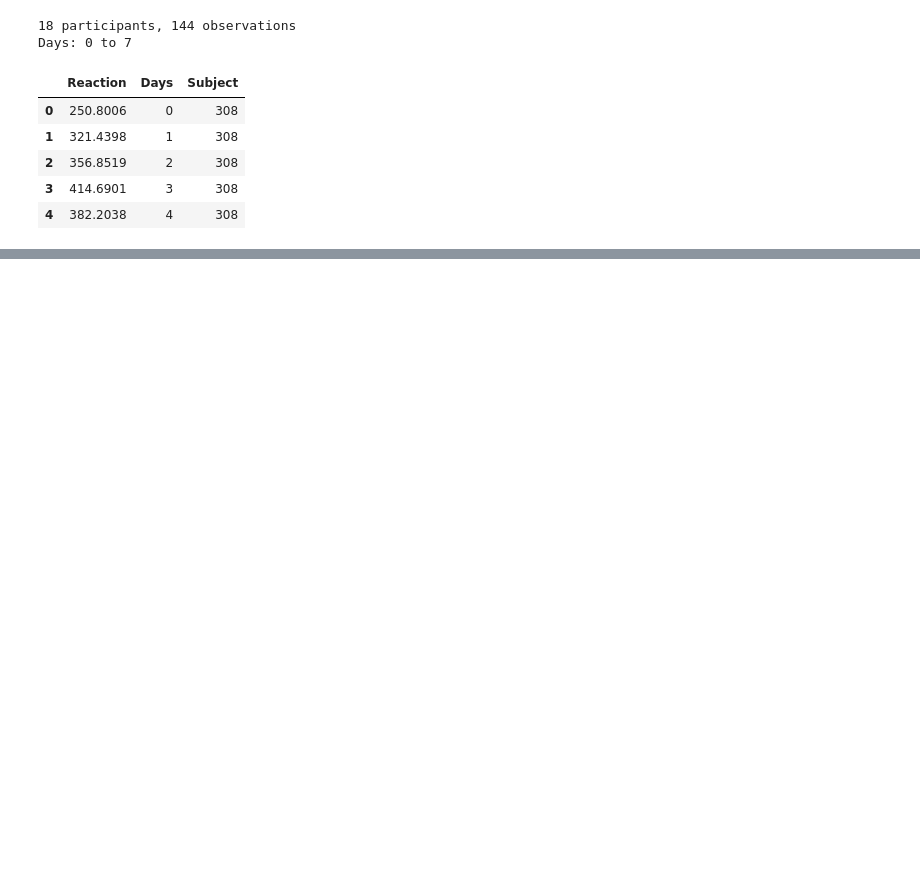
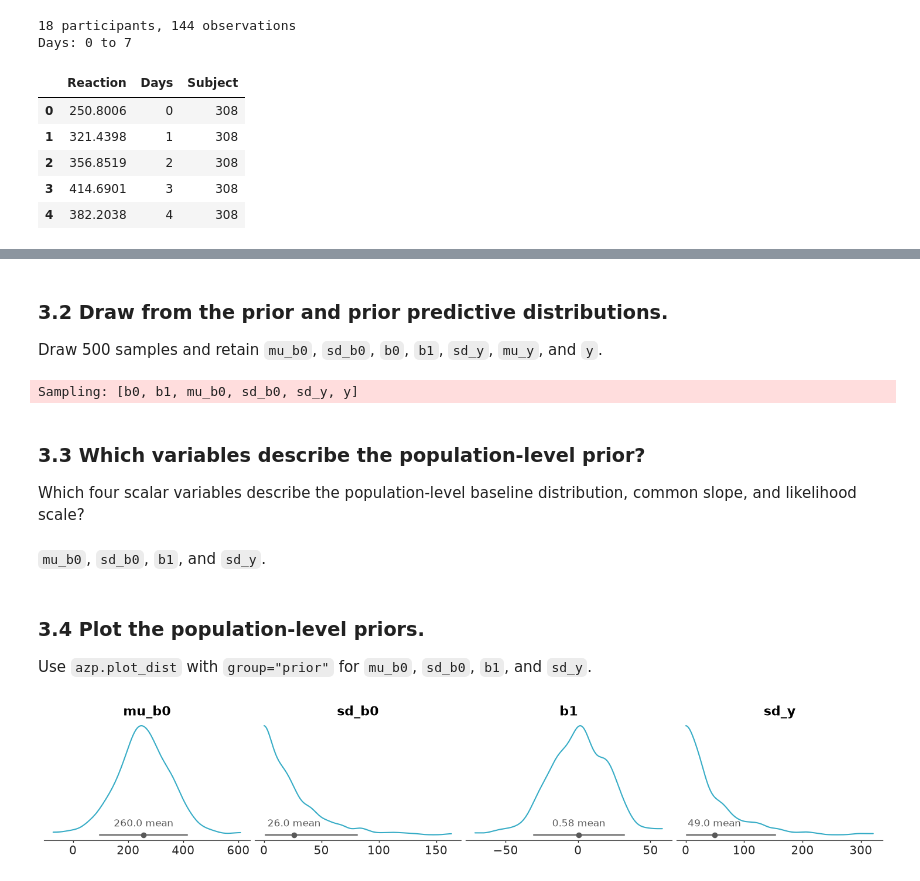
Before and after one commit to opherdonchin/BayesShortCourse, a Jupyter notebook: sleep/solved/04_varying_intercept.ipynb, the cells around one changed output, grey strips where cells are left out. Saved outputs shown, nothing was run; the diff lists cells and outputs as text; code cells hidden in the pictures; blank space fills up the shorter version.

```diff
--- a/sleep/solved/04_varying_intercept.ipynb
+++ b/sleep/solved/04_varying_intercept.ipynb
@@ -208,8 +73,0 @@ Before fitting, ask what reaction times the priors make plausible. Each panel is
-# %%
-with model:
-    prior = pm.sample_prior_predictive(
-        draws=500, var_names=["Reaction"], random_seed=RANDOM_SEED
-    )
-
-plot_participants(prior, "prior_predictive", "Reaction")
-plt.show()
@@ -293,0 +209,5 @@ Partial pooling now captures persistent baseline differences — the participant
+# %%
+coords = {
+    "obs_id": np.arange(len(sleep)),
+    "participant": participants,
+}
@@ -293,0 +216,3 @@ Partial pooling now captures persistent baseline differences — the participant
+# %%
+model = pm.Model(coords=coords)
+print(model)
@@ -293,0 +505,33 @@ Partial pooling now captures persistent baseline differences — the participant
+# %% [markdown]
+### 3.2 Draw from the prior and prior predictive distributions.
+
+Draw 500 samples and retain `mu_b0`, `sd_b0`, `b0`, `b1`, `sd_y`, `mu_y`, and `y`.
+# %%
+with model:
+    prior = pm.sample_prior_predictive(
+        draws=500,
+        var_names=["mu_b0", "sd_b0", "b0", "b1", "sd_y", "mu_y", "y"],
+        random_seed=RANDOM_SEED,
+    )
+# %% [output]
+Sampling: [b0, b1, mu_b0, sd_b0, sd_y, y]
+# %% [markdown]
+### 3.3 Which variables describe the population-level prior?
+
+Which four scalar variables describe the population-level baseline distribution, common slope, and likelihood scale?
+# %% [markdown]
+`mu_b0`, `sd_b0`, `b1`, and `sd_y`.
+# %% [markdown]
+### 3.4 Plot the population-level priors.
+
+Use `azp.plot_dist` with `group="prior"` for `mu_b0`, `sd_b0`, `b1`, and `sd_y`.
+# %%
+azp.plot_dist(
+    prior,
+    group="prior",
+    var_names=["mu_b0", "sd_b0", "b1", "sd_y"],
+    ci_prob=0.90,
+    point_estimate="mean",
+);
+# %% [output]
+[figure, added]
```
Also changed, not shown: parts of 205 cells of this notebook, 1 other file.
